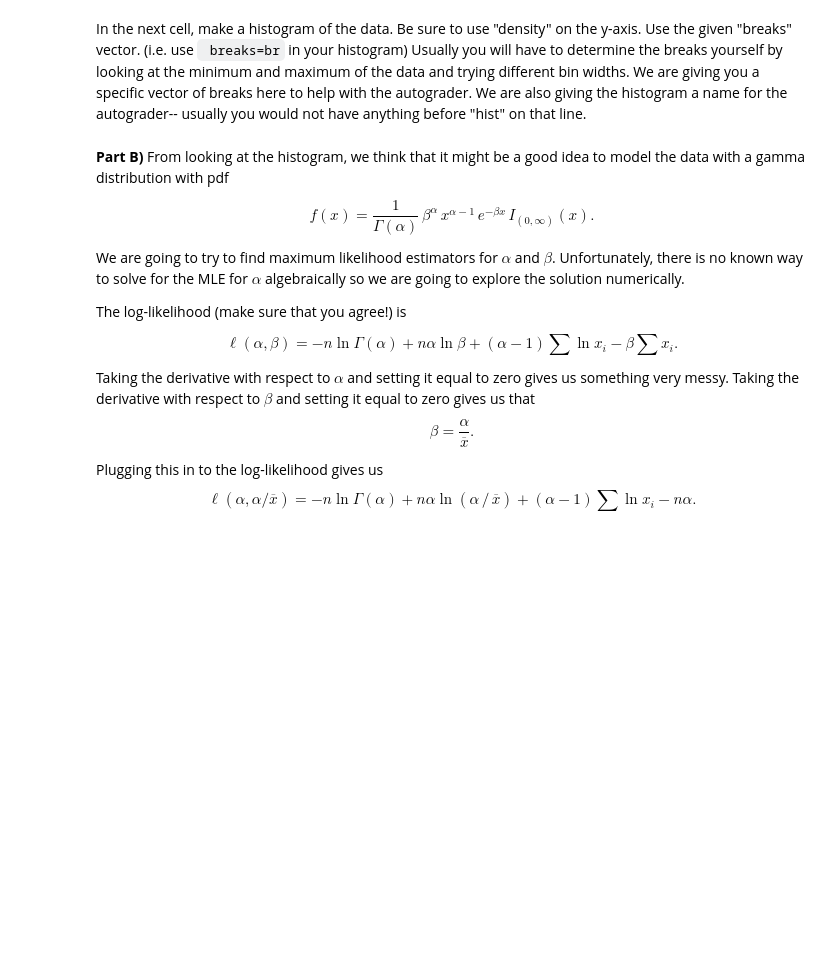
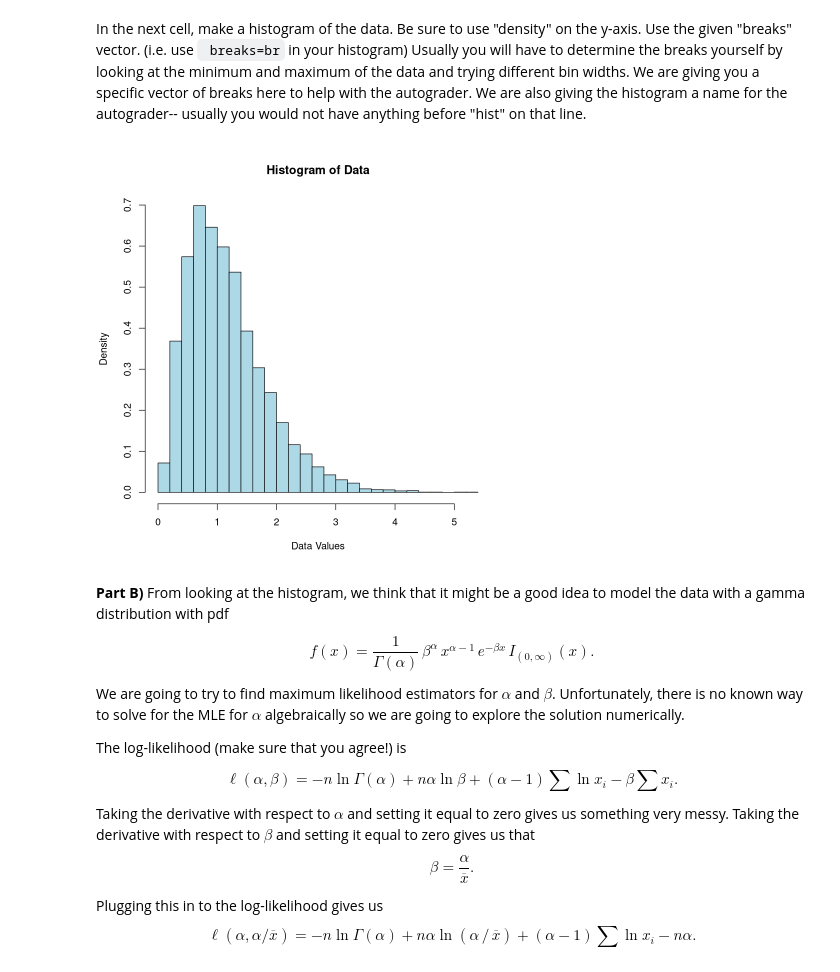
Before and after one commit to gareytwin1/statistical-estimation, a Jupyter notebook: Module3/M3_autograded.ipynb, the cells around one changed output. Cells and saved outputs as stored; diff of their text form; code cells hidden in the pictures; blank space fills up the shorter version.

```diff
--- a/Module3/M3_autograded.ipynb
+++ b/Module3/M3_autograded.ipynb
@@ -78,11 +112,18 @@ In the next cell, make a histogram of the data. Be sure to use "density" on the
 # %%
 p3.hist = NA
 
 br<-seq(0,5.4,0.2)
 # Uncomment and finish next line
-#p3.hist = hist(...,breaks=br)
+p3.hist = hist(mydata,
+               breaks=br,
+               probability=TRUE,
+               main="Histogram of Data",
+               xlab="Data Values",
+               col="lightblue")
 
 # your code here
+# %% [output]
+[figure, added]
 # %%
 # Hidden Test Cell
 # %% [markdown]
```
Also changed, not shown: parts of 16 cells of this notebook.
